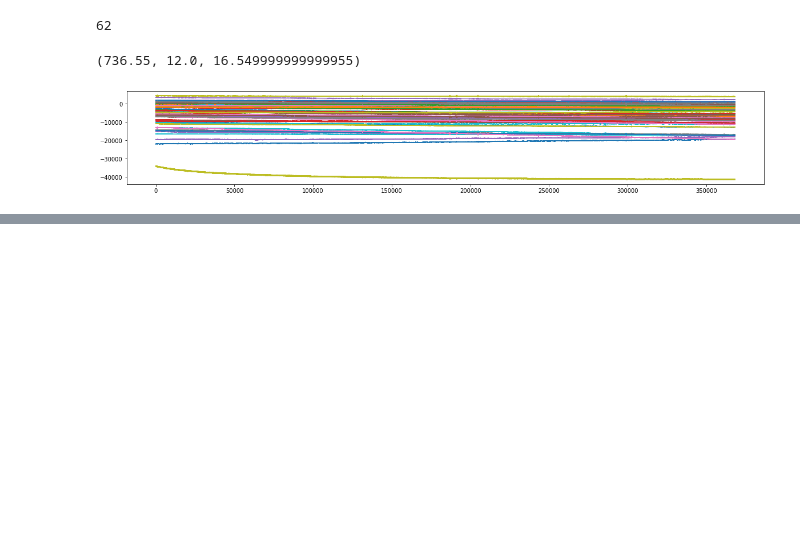
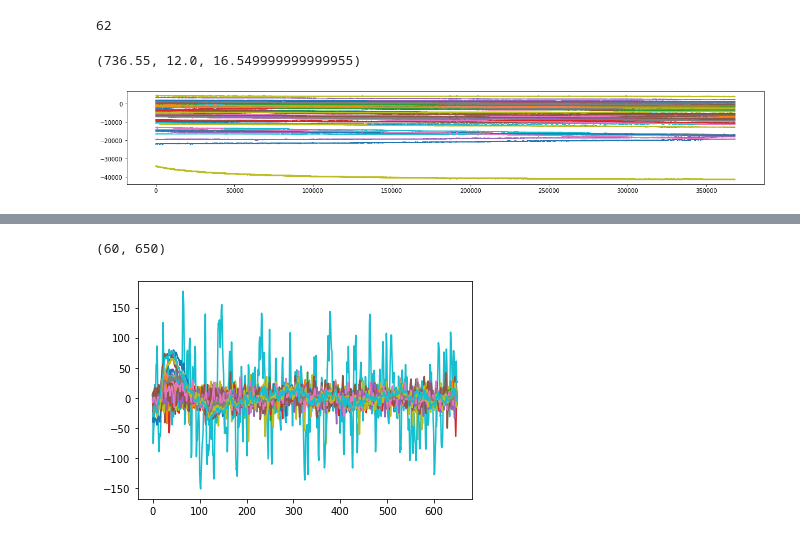
Before and after one commit to MiscellaneousStuff/eeg-stimuli, a Jupyter notebook: main.ipynb, the cells around one changed output, grey strips where cells are left out. Saved outputs shown, nothing was run; the diff lists cells and outputs as text; code cells hidden in the pictures; blank space fills up the shorter version.

```diff
--- a/main.ipynb
+++ b/main.ipynb
@@ -17,6 +17,4 @@ import scipy.io
 
 data = scipy.io.loadmat("./dataset/S13.mat")
 data = data["raw"][0][0][3][0][0]
-
-data2 = scipy.io.loadmat("./dataset/S01.mat")
-data2 = data2["raw"][0][0][3][0][0]
+data.shape
@@ -115,5 +116,7 @@ proc
 
 proc_data = proc["proc"]
 proc_data_segs = proc_data[0][0][4]
-proc_data_segs[0], proc_data_segs[1], proc_data_segs[2]
+print(len(proc_data_segs))
+for i in range(len(proc_data_segs)):
+    print(proc_data_segs[i][-1])
 # %% [output]
@@ -184,0 +232,9 @@ data2_secs, data2_secs // 60, data2_secs % 60
+# %%
+import matplotlib.pyplot as plt
+eeg_seg = first_seg["eeg_raw"][0:60, :]
+for i in range(eeg_seg.shape[0]):
+    plt.plot(eeg_seg[i, :])
+print(eeg_seg.shape)
+# %% [output]
+(60, 650)
+[figure, added]
```
Also changed, not shown: parts of 16 cells of this notebook, 3 other files.
